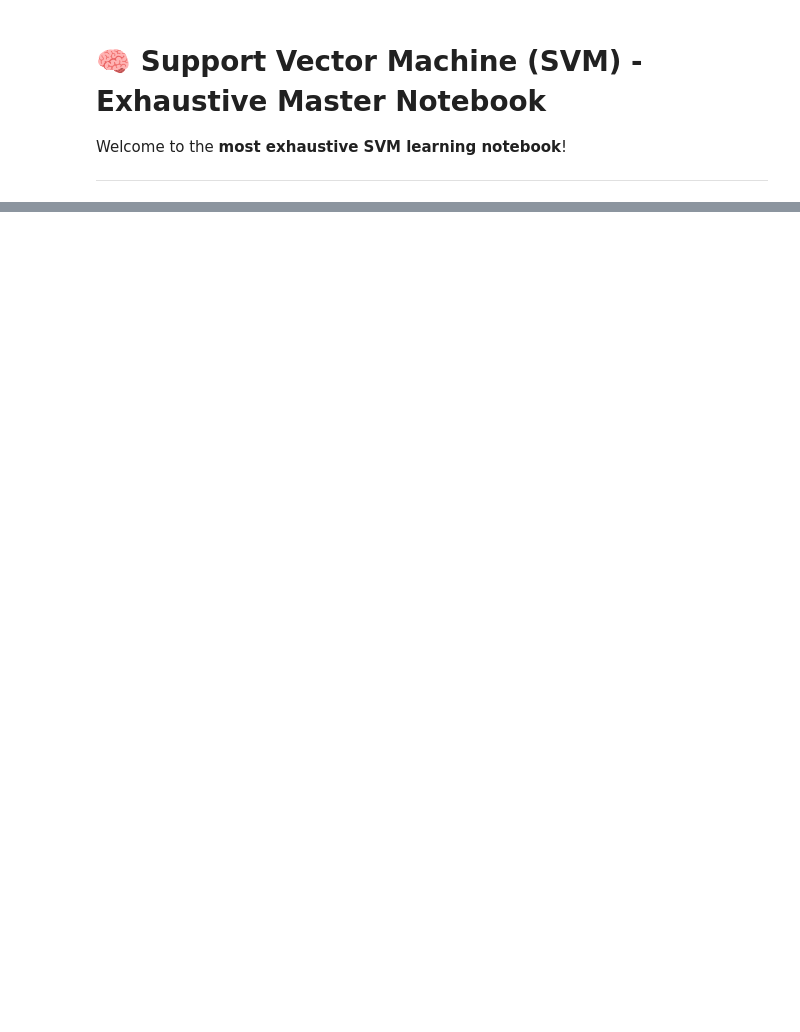
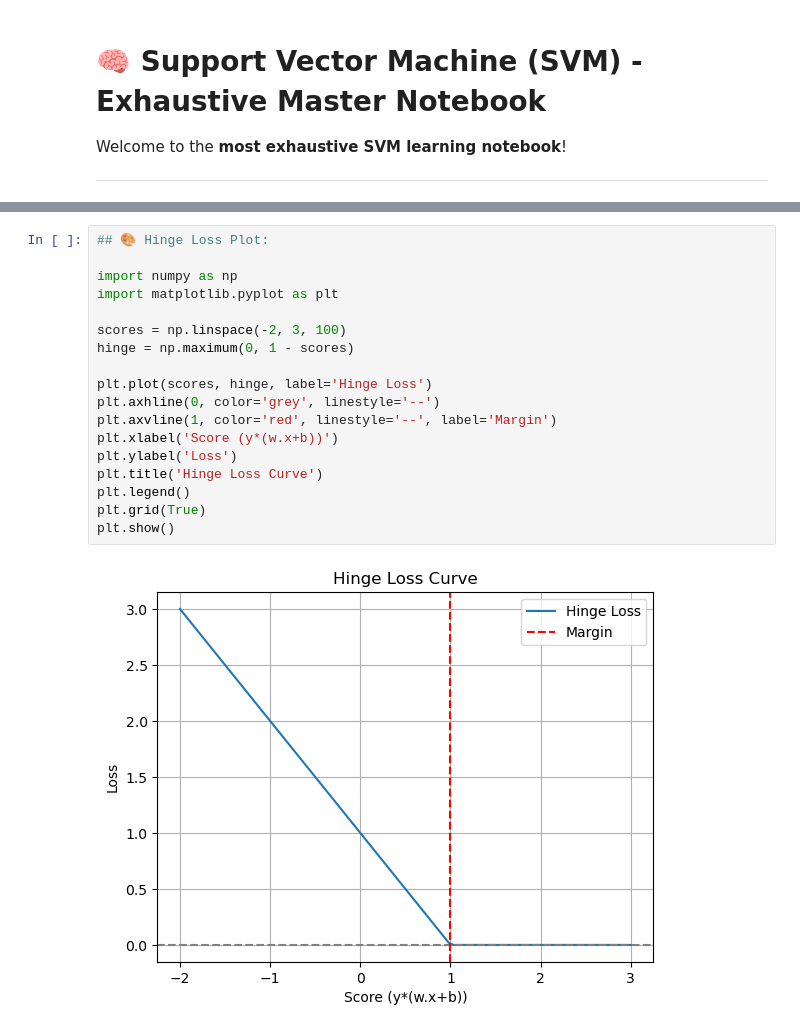
Before and after one commit to anirudhyadav/SVM_Decoded4U, a Jupyter notebook: SVM_Master_Notebook.ipynb, the cells around one changed output, grey strips where cells are left out. Cells and saved outputs as stored; diff of their text form; blank space fills up the shorter version.

```diff
--- a/SVM_Master_Notebook.ipynb
+++ b/SVM_Master_Notebook.ipynb
@@ -169,0 +430,20 @@ Ensures correct classification with a margin.
+# %%
+## 🎨 Hinge Loss Plot:
+
+import numpy as np
+import matplotlib.pyplot as plt
+
+scores = np.linspace(-2, 3, 100)
+hinge = np.maximum(0, 1 - scores)
+
+plt.plot(scores, hinge, label='Hinge Loss')
+plt.axhline(0, color='grey', linestyle='--')
+plt.axvline(1, color='red', linestyle='--', label='Margin')
+plt.xlabel('Score (y*(w.x+b))')
+plt.ylabel('Loss')
+plt.title('Hinge Loss Curve')
+plt.legend()
+plt.grid(True)
+plt.show()
+# %% [output]
+[figure, added]
```
Also changed, not shown: parts of 50 cells of this notebook, 2 other files.
